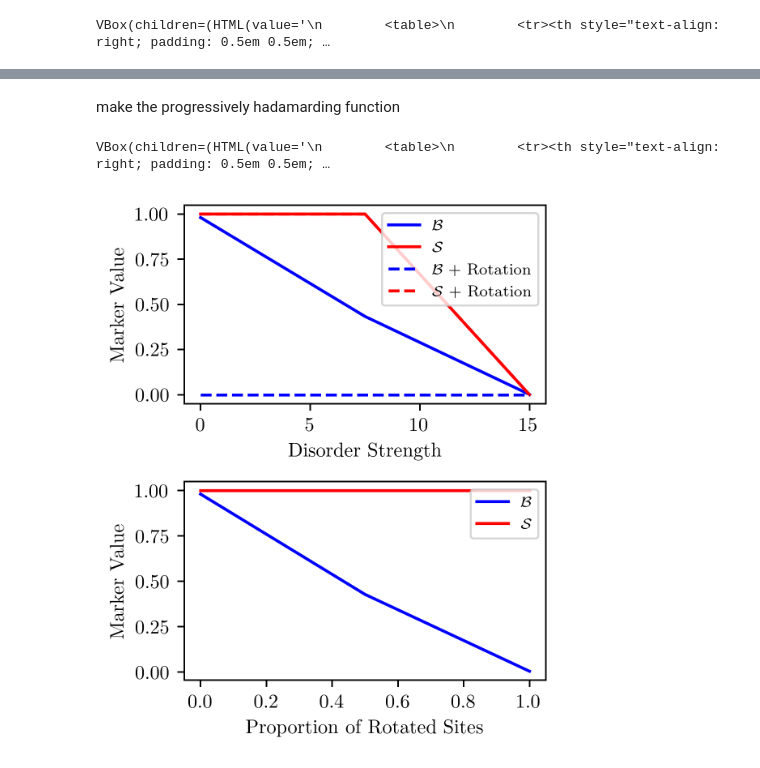
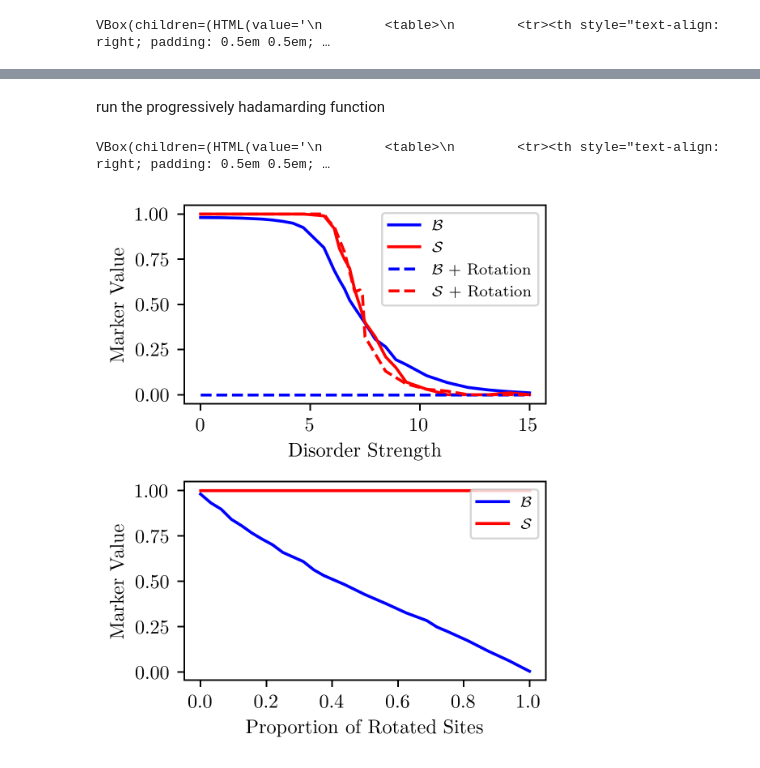
Before and after one commit to lauragoms/TAI-localizer, a Jupyter notebook: fig_1.ipynb, the cells around one changed output, grey strips where cells are left out. Cells and saved outputs as stored; diff of their text form; code cells hidden in the pictures.

```diff
--- a/fig_1.ipynb
+++ b/fig_1.ipynb
@@ -40,12 +46,13 @@ A = 1.0
 B = 1.0
 delta = 2.0
 alpha = 0.0
-disorder_averages = 1
+disorder_averages = 100
 n_task = 1
 p_bounds = (0, 15)
 
 hadamard = np.array([[1, 1], [1, -1]]) / np.sqrt(2)
+big_hadamard = np.kron(np.eye(lattice.n_vertices * 2, lattice.n_vertices * 2), hadamard)
 
 
 def goal(l):
-    return l.loss() < 1  # continue until loss is small enough
+    return l.loss() < 0.01  # continue until loss is small enough
@@ -88,28 +104,11 @@ VBox(children=(HTML(value='\n        <table>\n        <tr><th style="text-align:
 # %% [markdown]
-make the progressively hadamarding function
+run the progressively hadamarding function
-# %%
-def rot_param(lattice, A, B, delta, alpha, w, disorder_average, proportion):
-    unitary = randomly_rotate(lattice.n_vertices, proportion)
-    return param_to_observables(
-        lattice, A, B, delta, alpha, w, disorder_average, unitary=unitary
-    )
-
-
-# param_to_observables(lattice, A, B, delta, alpha, 0, 1)
-# rot_param(lattice, A, B, delta, alpha, 0, 3, 1)
-
-
-learner_had_prop = adaptive.Learner1D(
-    lambda param: rot_param(
-        lattice, A, B, delta, alpha, 0, disorder_averages, proportion=param
-    ),
-    bounds=(0, 1),
-)
-runner_had_prop = adaptive.Runner(
-    learner_had_prop,
-    goal=goal,
-    ntasks=n_task,
-)
-runner_had_prop.live_info()
-# %% [output]
-VBox(children=(HTML(value='\n        <table>\n        <tr><th style="text-align: right; padding: 0.5em 0.5em; …
+# %%
+runner_had_prop = adaptive.Runner(
+    learner_had_prop,
+    goal=goal,
+    ntasks=n_task,
+)
+runner_had_prop.live_info()
+# %% [output]
+VBox(children=(HTML(value='\n        <table>\n        <tr><th style="text-align: right; padding: 0.5em 0.5em; …
@@ -119,12 +139,14 @@ fig, ax = plt.subplots(2, 1, figsize=(aps_halfwidth, 1.2 * aps_halfwidth), dpi=3
 ####### subplot 1 ########
 for j, learner in enumerate([learner_no_rot, learner_rot]):
     botts = np.array([learner.data[k][1] for k in learner.data.keys()])
-    # gaps = np.array([learner.data[k][2] for k in learner.data.keys()])
+    bott_stdev = np.array([learner.data[k][4] for k in learner.data.keys()])
     specs = np.array([learner.data[k][3] for k in learner.data.keys()])
+    spec_stdev = np.array([learner.data[k][6] for k in learner.data.keys()])
     positions = np.array([k for k in learner.data.keys()])
     sort = np.argsort(positions)
 
     linestyle = "-" if j == 0 else "--"
+    hatch = None if j == 0 else "'/////'"
     label_1 = "" if j == 0 else "+ Rotation"
 
     ax[0].plot(
@@ -134,6 +156,15 @@ for j, learner in enumerate([learner_no_rot, learner_rot]):
         linestyle=linestyle,
         label=r"$\mathcal B$ " + f"{label_1}",
     )
+    # ax[0].fill_between(
+    #     positions[sort],
+    #     botts[sort] - bott_stdev[sort],
+    #     botts[sort] + bott_stdev[sort],
+    #     alpha=0.2,
+    #     color="b",
+    #     linewidth=0.0,
+    #     hatch=hatch,
+    # )
 
     ax[0].plot(
         positions[sort],
@@ -142,36 +173,53 @@ for j, learner in enumerate([learner_no_rot, learner_rot]):
         linestyle=linestyle,
         label=r"$\mathcal S$ " + f"{label_1}",
     )
+    # ax[0].fill_between(
+    #     positions[sort],
+    #     specs[sort] - spec_stdev[sort],
+    #     specs[sort] + spec_stdev[sort],
+    #     alpha=0.2,
+    #     color="r",
+    #     linewidth=0.0,
+    #     hatch=hatch,
+    # )
 
 ax[0].set_xlabel("Disorder Strength")
 ax[0].legend(fontsize=8, loc="upper right")
 ax[0].set_ylabel("Marker Value")
 
 ######## subplot 2 ########
 botts = np.array([learner_had_prop.data[k][1] for k in learner_had_prop.data.keys()])
-# gaps = np.array([learner.data[k][2] for k in learner.data.keys()])
 specs = np.array([learner_had_prop.data[k][3] for k in learner_had_prop.data.keys()])
+
+bott_stdev = np.array(
+    [learner_had_prop.data[k][1 + 3] for k in learner_had_prop.data.keys()]
+)
+spec_stdev = np.array(
+    [learner_had_prop.data[k][3 + 3] for k in learner_had_prop.data.keys()]
+)
+
 positions = np.array([k for k in learner_had_prop.data.keys()])
 sort = np.argsort(positions)
 
 ax[1].plot(
     positions[sort],
     botts[sort],
     color="b",
     label=r"$\mathcal B$",
 )
+
 ax[1].plot(
     positions[sort],
     specs[sort],
     color="r",
     label=r"$\mathcal S$",
 )
 
 ax[1].set_xlabel("Proportion of Rotated Sites")
 ax[1].legend(fontsize=8, loc="upper right")
 ax[1].set_ylabel("Marker Value")
 
 plt.tight_layout()
 plt.savefig("fig_1.pdf", dpi=300)
 # %% [output]
-[figure, old version]
+[figure, new version]
```
Also changed, not shown: parts of 9 cells of this notebook, 8 other files.
